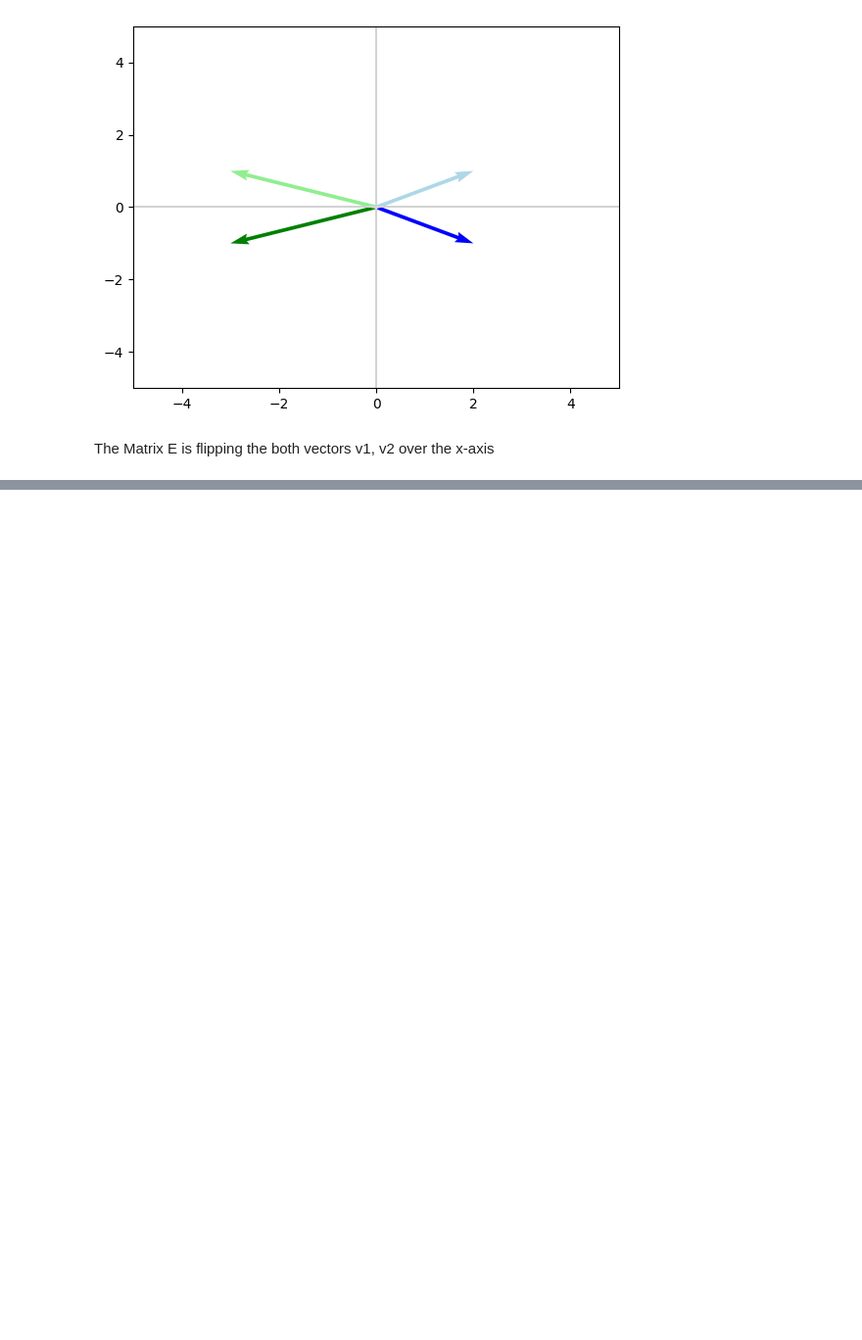
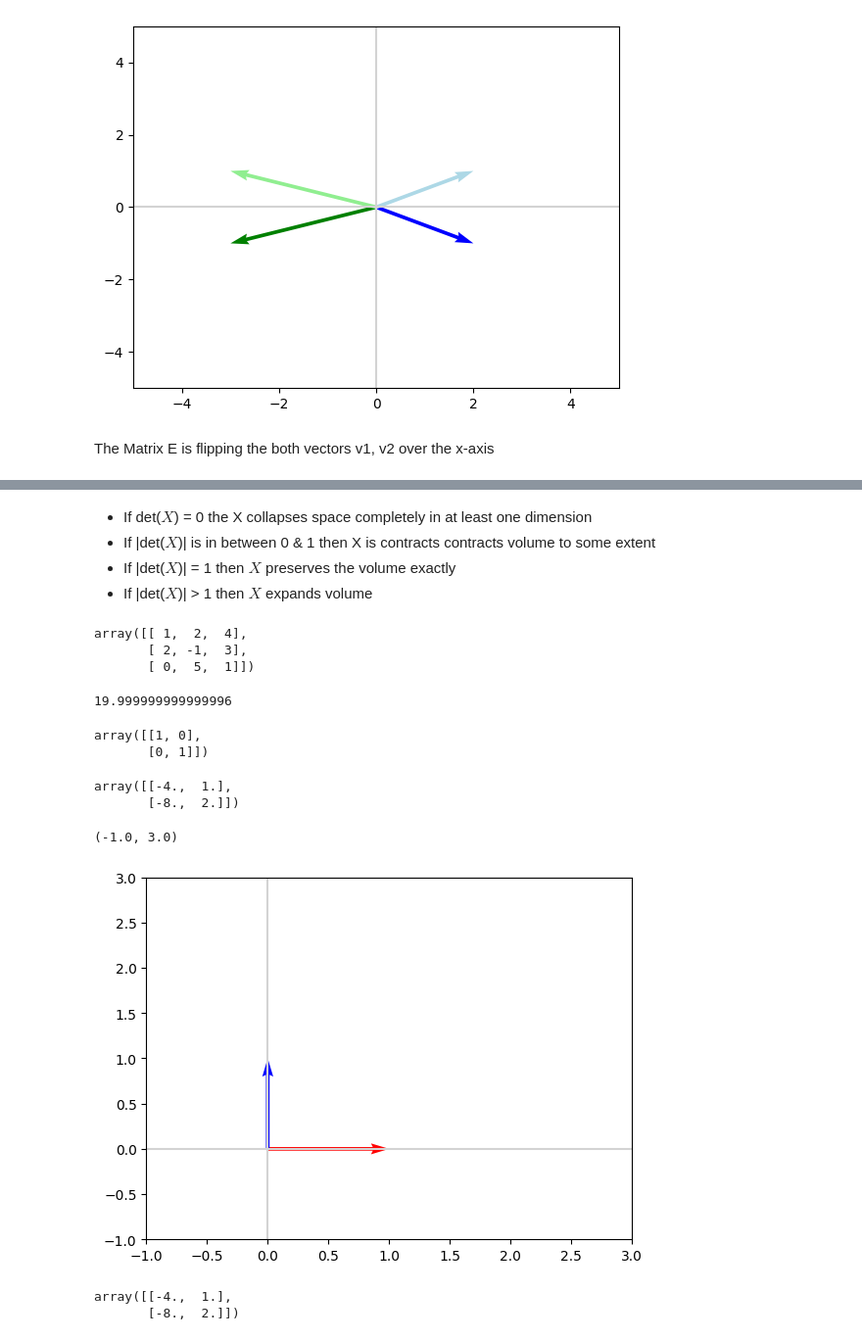
Before and after one commit to SriHarshith1/Maths-For-ML, a Jupyter notebook: Linear Algebra.ipynb, the cells around one changed output, grey strips where cells are left out. Shown at 98% size. Saved outputs shown, nothing was run; the diff lists cells and outputs as text; code cells hidden in the pictures; blank space fills up the shorter version.

```diff
--- a/Linear Algebra.ipynb
+++ b/Linear Algebra.ipynb
@@ -1107,0 +1296,40 @@ The Matrix E is flipping the both vectors v1, v2 over the x-axis
+# %% [markdown]
+* If det($X$) = 0 the X collapses space completely in at least one dimension
+* If |det($X$)| is in between 0 & 1 then X is contracts contracts volume to some extent
+* If |det($X$)| = 1 then $X$ preserves the volume exactly
+* If |det($X$)| > 1 then $X$ expands volume
+# %%
+X = np.array([[1, 2, 4], [2, -1, 3], [0, 5, 1]])
+X
+# %% [output]
+array([[ 1,  2,  4],
+       [ 2, -1,  3],
+       [ 0,  5,  1]])
+# %%
+np.abs(np.linalg.det(X))
+# %% [output]
+19.999999999999996
+# %%
+B = np.array([[1, 0], [0, 1]])
+B
+# %% [output]
+array([[1, 0],
+       [0, 1]])
+# %%
+n
+# %% [output]
+array([[-4.,  1.],
+       [-8.,  2.]])
+# %%
+plot_vectors([B[0], B[1]], colors = ['red', 'blue'])
+plt.xlim(-1, 3)
+plt.ylim(-1, 3)
+# %% [output]
+(-1.0, 3.0)
+[figure, added]
+# %%
+nb = np.dot(n, B)
+nb
+# %% [output]
+array([[-4.,  1.],
+       [-8.,  2.]])
```
Also changed, not shown: parts of 113 cells of this notebook.
